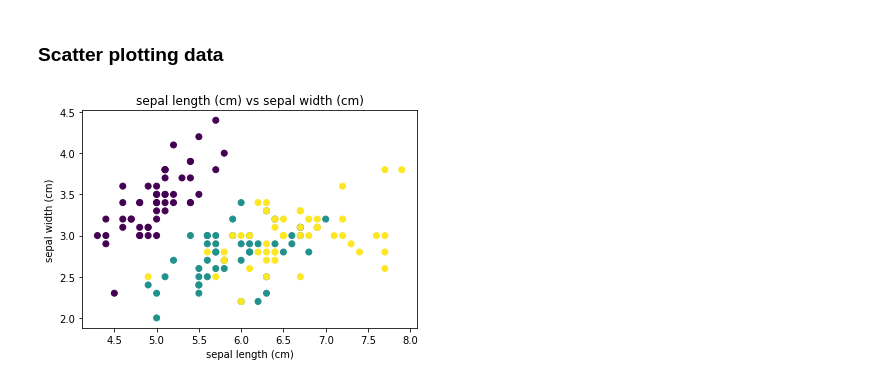
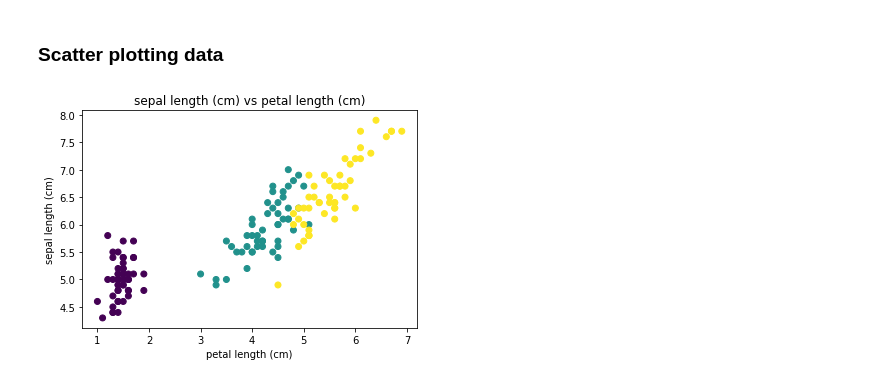
Before and after one commit to KMate-ISD/Machine_learning, a Jupyter notebook: ML_basics.ipynb, the cells around one changed output. Cells and saved outputs as stored; diff of their text form; code cells hidden in the pictures.

Commit message:
Adjust scatter plot to display sepal length over petal length

```diff
--- a/ML_basics.ipynb
+++ b/ML_basics.ipynb
@@ -106,19 +106,18 @@ stdev:         0.349
 # %% [markdown]
 ### Scatter plotting data
 # %%
-# plot sepal length over sepal width
+# plot sepal length over petal length
 
 # make slice
-
-data_scatter=data_iris.data[:,:2]
+data_scatter=data_iris.data[:,(0,2)]
 
 # grouping variable
 grouping_variable=data_iris.target[:]
 
-plt.scatter(data_scatter[:,0], data_scatter[:,1], c=grouping_variable)
-plt.xlabel(data_iris.feature_names[0])
-plt.ylabel(data_iris.feature_names[1])
-plt.title(f'{data_iris.feature_names[0]} vs {data_iris.feature_names[1]}')
+plt.scatter(data_scatter[:,1], data_scatter[:,0], c=grouping_variable)
+plt.xlabel(data_iris.feature_names[2])
+plt.ylabel(data_iris.feature_names[0])
+plt.title(f'{data_iris.feature_names[0]} vs {data_iris.feature_names[2]}')
 plt.show()
 # %% [output]
-[figure, old version]
+[figure, new version]
```
Also changed, not shown: parts of 1 cell of this notebook.
